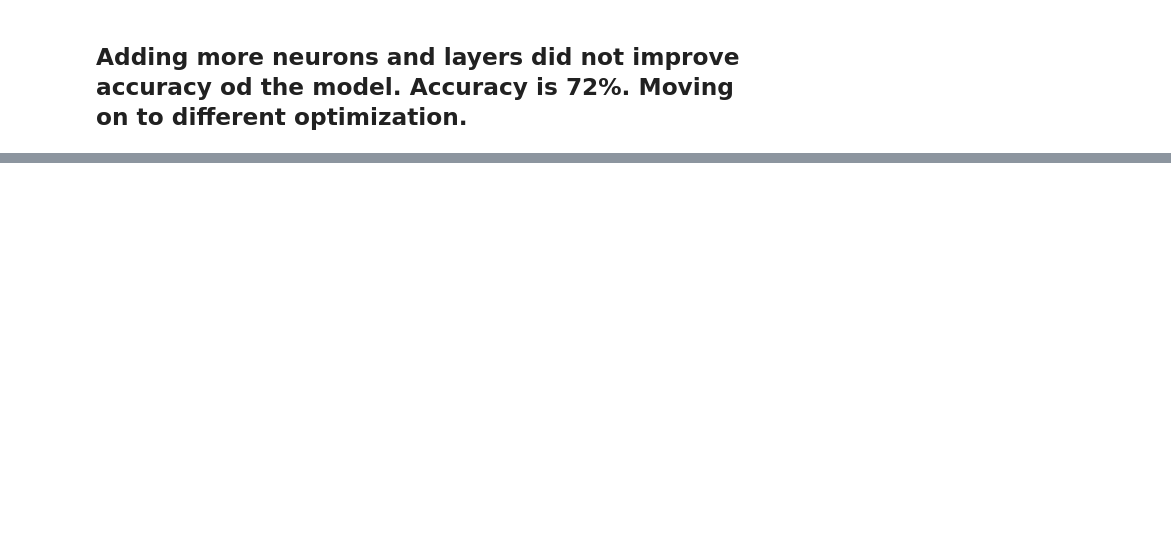
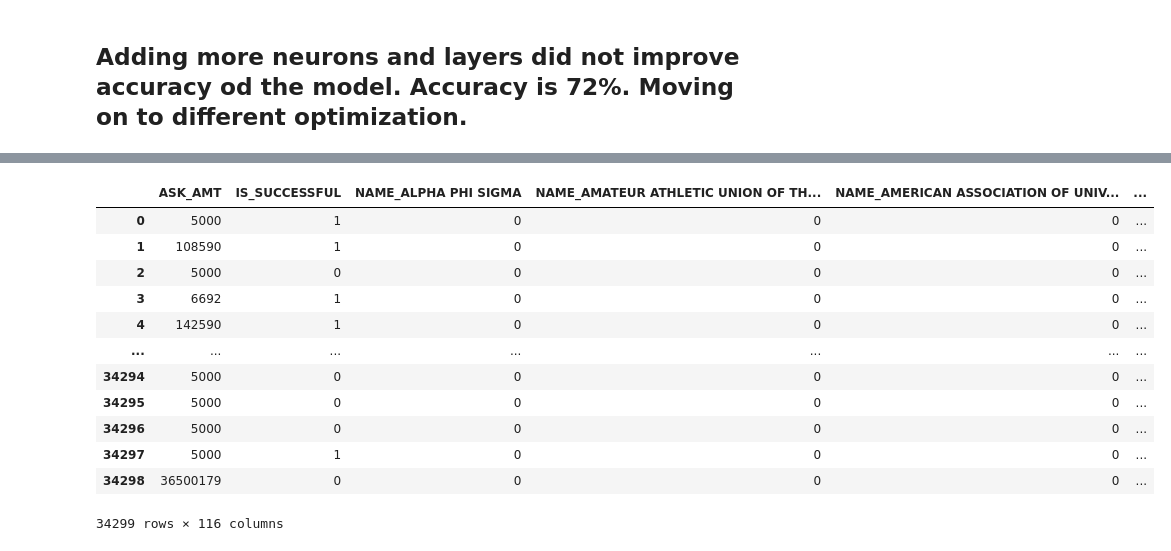
Before and after one commit to mascee/deep-learning-challenge, a Jupyter notebook: alphabet-soup.ipynb, the cells around one changed output, grey strips where cells are left out. Cells and saved outputs as stored; diff of their text form; code cells hidden in the pictures; blank space fills up the shorter version.

Commit message:
Scaled Name column and increase accuracy 75.8%

```diff
--- a/alphabet-soup.ipynb
+++ b/alphabet-soup.ipynb
@@ -450,0 +479,3 @@ Loss: 0.6044898629188538, Accuracy: 0.724781334400177
+# %%
+names = application_df_dropped_EIN['NAME'].value_counts()
+names
@@ -450,0 +496,13 @@ Loss: 0.6044898629188538, Accuracy: 0.724781334400177
+# %%
+# Choose a cutoff value and create a list of application types to be replaced
+# use the variable name `application_types_to_replace`
+cutoff = 100
+
+names_to_replace = names[names < cutoff].index.to_list()
+
+# Replace in dataframe
+for name in names_to_replace:
+    application_df_dropped_EIN['NAME'] = application_df_dropped_EIN['NAME'].replace(name,"Other")
+
+# Check to make sure replacement was successful
+application_df_dropped_EIN['NAME'].value_counts()
@@ -450,0 +527,12 @@ Loss: 0.6044898629188538, Accuracy: 0.724781334400177
+# %%
+# Choose a cutoff value and create a list of classifications to be replaced
+# use the variable name `classifications_to_replace`
+cutoff = 1
+classifications_to_replace = classification_count[classification_count <= cutoff].index.to_list()
+
+# Replace in dataframe
+for cls in classifications_to_replace:
+    application_df_dropped_EIN['CLASSIFICATION'] = application_df_dropped_EIN['CLASSIFICATION'].replace(cls,"Other")
+
+# Check to make sure replacement was successful
+application_df_dropped_EIN['CLASSIFICATION'].value_counts()
@@ -450,0 +557,13 @@ Loss: 0.6044898629188538, Accuracy: 0.724781334400177
+# %%
+# Choose a cutoff value and create a list of application types to be replaced
+# use the variable name `application_types_to_replace`
+cutoff = 500
+
+application_types_to_replace = application_count[application_count < cutoff].index.to_list()
+
+# Replace in dataframe
+for app in application_types_to_replace:
+    application_df_dropped_EIN['APPLICATION_TYPE'] = application_df_dropped_EIN['APPLICATION_TYPE'].replace(app,"Other")
+
+# Check to make sure replacement was successful
+application_df_dropped_EIN['APPLICATION_TYPE'].value_counts()
@@ -450,0 +582,18 @@ Loss: 0.6044898629188538, Accuracy: 0.724781334400177
+# %%
+# Convert categorical data to numeric with `pd.get_dummies`
+application_encoded = pd.get_dummies(application_df_dropped_EIN, columns = ['NAME', 'APPLICATION_TYPE', 'AFFILIATION', 'CLASSIFICATION', 'USE_CASE', 'ORGANIZATION', 'STATUS', 'INCOME_AMT', 'SPECIAL_CONSIDERATIONS']).astype(int)
+application_encoded
+# %% [output]
+|  | ASK_AMT | IS_SUCCESSFUL | NAME_ALPHA PHI SIGMA | NAME_AMATEUR ATHLETIC UNION OF TH... | NAME_AMERICAN ASSOCIATION OF UNIV... | ... |
+| 0 | 5000 | 1 | 0 | 0 | 0 | ... |
+| 1 | 108590 | 1 | 0 | 0 | 0 | ... |
+| 2 | 5000 | 0 | 0 | 0 | 0 | ... |
+| 3 | 6692 | 1 | 0 | 0 | 0 | ... |
+| 4 | 142590 | 1 | 0 | 0 | 0 | ... |
+| ... | ... | ... | ... | ... | ... | ... |
+| 34294 | 5000 | 0 | 0 | 0 | 0 | ... |
+| 34295 | 5000 | 0 | 0 | 0 | 0 | ... |
+| 34296 | 5000 | 0 | 0 | 0 | 0 | ... |
+| 34297 | 5000 | 1 | 0 | 0 | 0 | ... |
+| 34298 | 36500179 | 0 | 0 | 0 | 0 | ... |
+34299 rows × 116 columns
```
Also changed, not shown: parts of 22 cells of this notebook, 1 other file.
